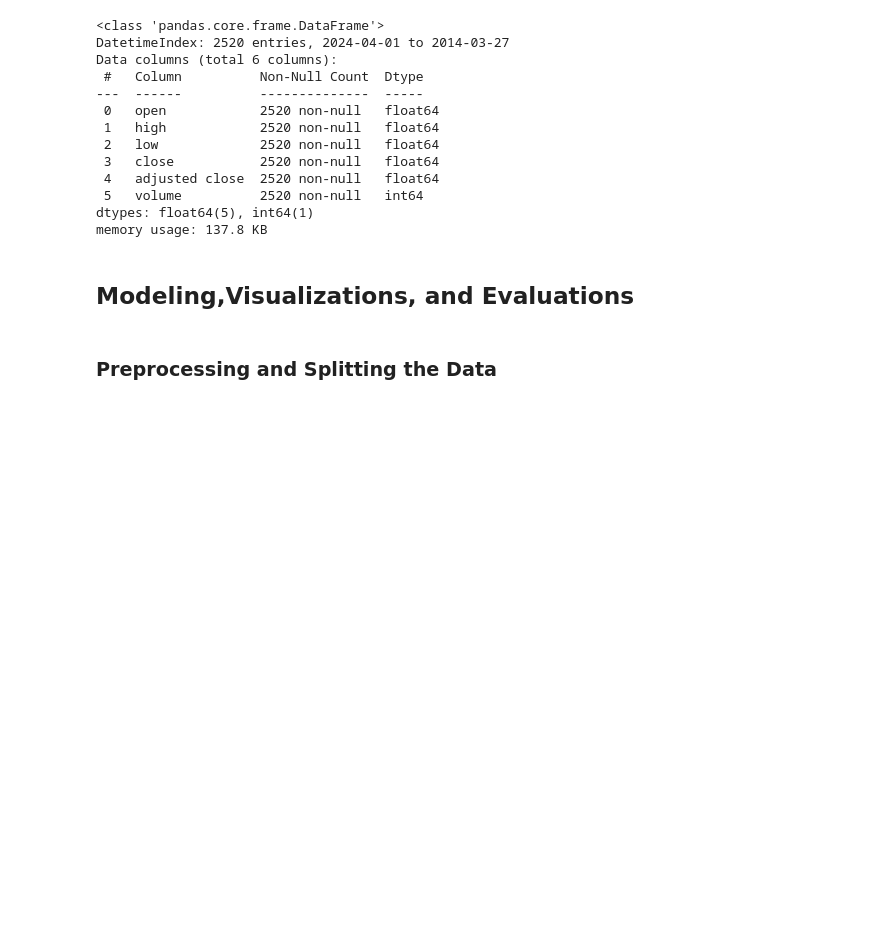
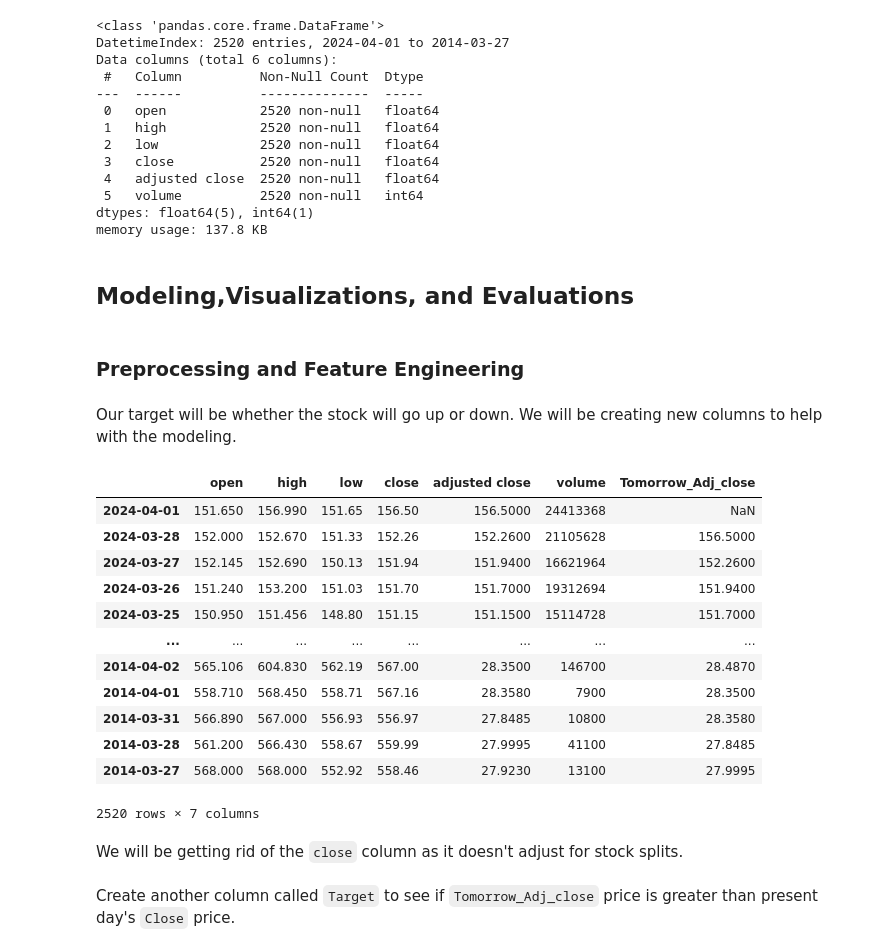
Before and after one commit to Efflorescence01/Stock_Prediction_Cap, a Jupyter notebook: Stock Modeling.ipynb, the cells around one changed output. Drawn from its saved outputs; the diff is of its cells as text; code cells hidden in the pictures; blank space fills up the shorter version.

```diff
--- a/Stock Modeling.ipynb
+++ b/Stock Modeling.ipynb
@@ -56,4 +56,28 @@ memory usage: 137.8 KB
 # %% [markdown]
 ## Modeling,Visualizations, and Evaluations
 # %% [markdown]
-### Preprocessing and Splitting the Data
+### Preprocessing and Feature Engineering
+# %% [markdown]
+Our target will be whether the stock will go up or down. We will be creating new columns to help with the modeling.
+# %%
+#Create a new column for called tomorrow. This gives us the adjusted close price for the next day.
+data['Tomorrow_Adj_close'] = data["adjusted close"].shift(1)
+# %%
+#Check
+data
+# %% [output]
+|  | open | high | low | close | adjusted close | volume | Tomorrow_Adj_close |
+| 2024-04-01 | 151.650 | 156.990 | 151.65 | 156.50 | 156.5000 | 24413368 | NaN |
+| 2024-03-28 | 152.000 | 152.670 | 151.33 | 152.26 | 152.2600 | 21105628 | 156.5000 |
+| 2024-03-27 | 152.145 | 152.690 | 150.13 | 151.94 | 151.9400 | 16621964 | 152.2600 |
+| 2024-03-26 | 151.240 | 153.200 | 151.03 | 151.70 | 151.7000 | 19312694 | 151.9400 |
+| 2024-03-25 | 150.950 | 151.456 | 148.80 | 151.15 | 151.1500 | 15114728 | 151.7000 |
+| ... | ... | ... | ... | ... | ... | ... | ... |
+| 2014-04-02 | 565.106 | 604.830 | 562.19 | 567.00 | 28.3500 | 146700 | 28.4870 |
+| 2014-04-01 | 558.710 | 568.450 | 558.71 | 567.16 | 28.3580 | 7900 | 28.3500 |
+| 2014-03-31 | 566.890 | 567.000 | 556.93 | 556.97 | 27.8485 | 10800 | 28.3580 |
+| 2014-03-28 | 561.200 | 566.430 | 558.67 | 559.99 | 27.9995 | 41100 | 27.8485 |
+| 2014-03-27 | 568.000 | 568.000 | 552.92 | 558.46 | 27.9230 | 13100 | 27.9995 |
+2520 rows × 7 columns
+# %% [markdown]
+We will be getting rid of the `close` column as it doesn't adjust for stock splits.
@@ -59,0 +86,2 @@ memory usage: 137.8 KB
+# %% [markdown]
+Create another column called `Target` to see if `Tomorrow_Adj_close` price is greater than present day's `Close` price.
```
Also changed, not shown: parts of 25 cells of this notebook.
